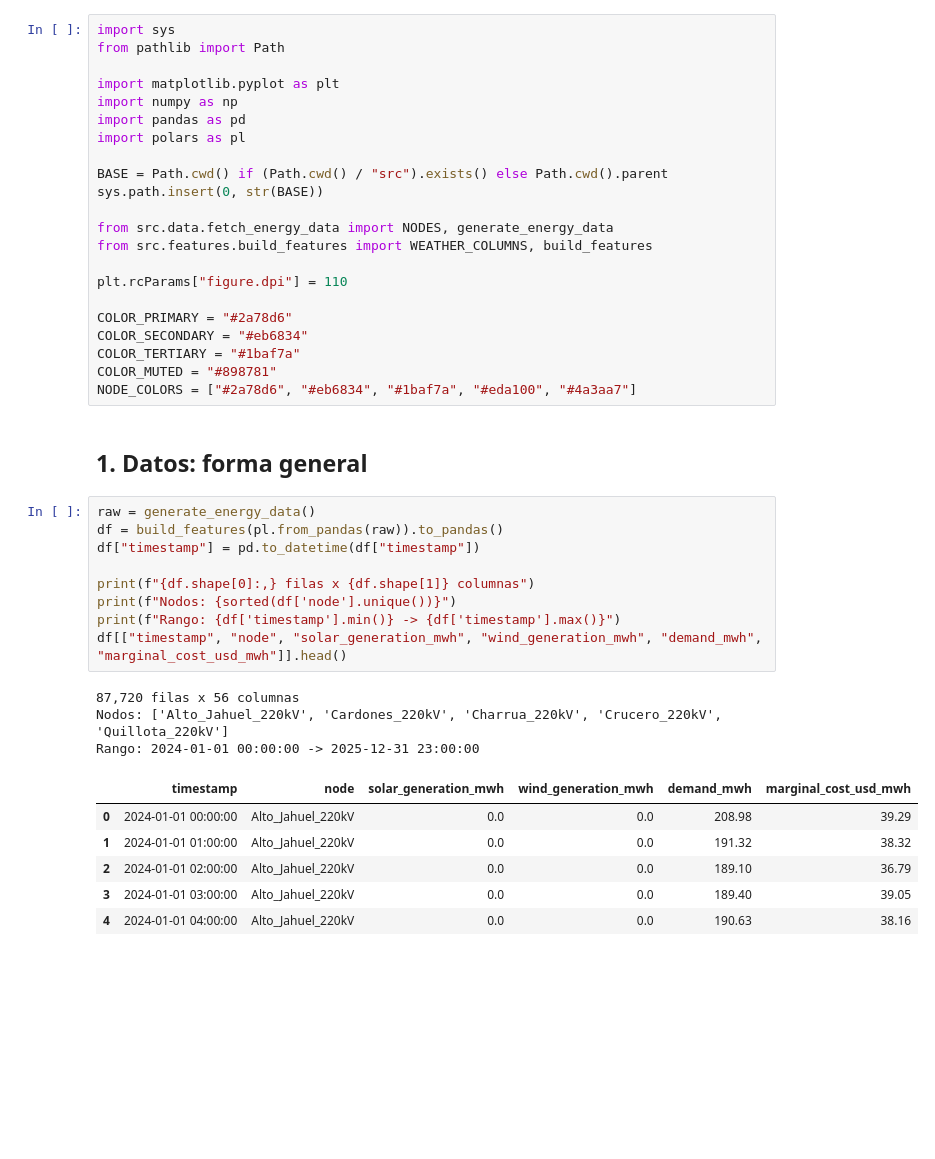
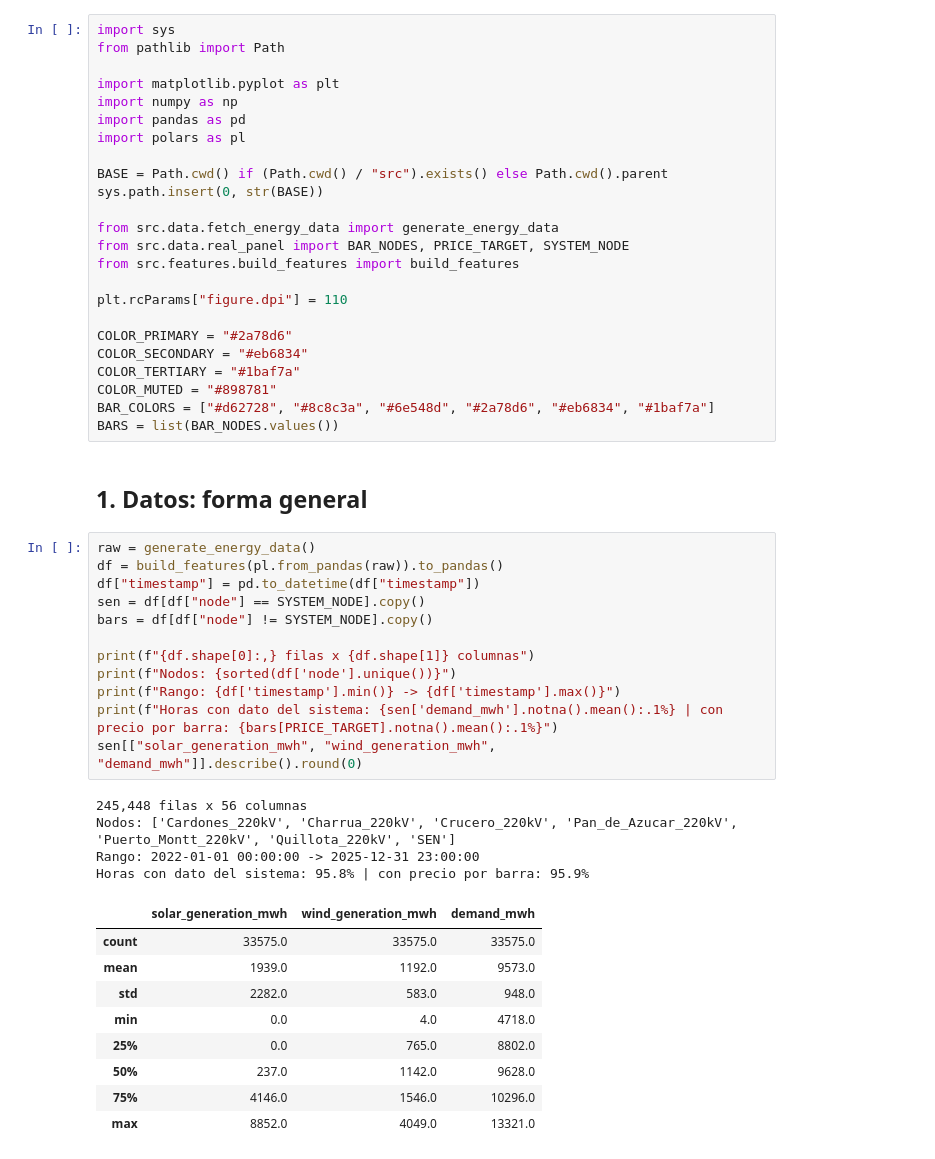
Before and after one commit to Rxyxs/chile-energy-grid-forecasting, a Jupyter notebook: notebooks/01_eda_seasonality_analysis.ipynb, the cells around one changed output. Cells and saved outputs as stored; diff of their text form; blank space fills up the shorter version.

```diff
--- a/notebooks/01_eda_seasonality_analysis.ipynb
+++ b/notebooks/01_eda_seasonality_analysis.ipynb
@@ -20,8 +21,9 @@ import polars as pl
 BASE = Path.cwd() if (Path.cwd() / "src").exists() else Path.cwd().parent
 sys.path.insert(0, str(BASE))
 
-from src.data.fetch_energy_data import NODES, generate_energy_data
-from src.features.build_features import WEATHER_COLUMNS, build_features
+from src.data.fetch_energy_data import generate_energy_data
+from src.data.real_panel import BAR_NODES, PRICE_TARGET, SYSTEM_NODE
+from src.features.build_features import build_features
 
 plt.rcParams["figure.dpi"] = 110
 
@@ -29,26 +31,34 @@ COLOR_PRIMARY = "#2a78d6"
 COLOR_SECONDARY = "#eb6834"
 COLOR_TERTIARY = "#1baf7a"
 COLOR_MUTED = "#898781"
-NODE_COLORS = ["#2a78d6", "#eb6834", "#1baf7a", "#eda100", "#4a3aa7"]
+BAR_COLORS = ["#d62728", "#8c8c3a", "#6e548d", "#2a78d6", "#eb6834", "#1baf7a"]
+BARS = list(BAR_NODES.values())
 # %% [markdown]
 ## 1. Datos: forma general
 # %%
 raw = generate_energy_data()
 df = build_features(pl.from_pandas(raw)).to_pandas()
 df["timestamp"] = pd.to_datetime(df["timestamp"])
+sen = df[df["node"] == SYSTEM_NODE].copy()
+bars = df[df["node"] != SYSTEM_NODE].copy()
 
 print(f"{df.shape[0]:,} filas x {df.shape[1]} columnas")
 print(f"Nodos: {sorted(df['node'].unique())}")
 print(f"Rango: {df['timestamp'].min()} -> {df['timestamp'].max()}")
-df[["timestamp", "node", "solar_generation_mwh", "wind_generation_mwh", "demand_mwh", "marginal_cost_usd_mwh"]].head()
+print(f"Horas con dato del sistema: {sen['demand_mwh'].notna().mean():.1%} | con precio por barra: {bars[PRICE_TARGET].notna().mean():.1%}")
+sen[["solar_generation_mwh", "wind_generation_mwh", "demand_mwh"]].describe().round(0)
 # %% [output]
-87,720 filas x 56 columnas
-Nodos: ['Alto_Jahuel_220kV', 'Cardones_220kV', 'Charrua_220kV', 'Crucero_220kV', 'Quillota_220kV']
-Rango: 2024-01-01 00:00:00 -> 2025-12-31 23:00:00
+245,448 filas x 56 columnas
+Nodos: ['Cardones_220kV', 'Charrua_220kV', 'Crucero_220kV', 'Pan_de_Azucar_220kV', 'Puerto_Montt_220kV', 'Quillota_220kV', 'SEN']
+Rango: 2022-01-01 00:00:00 -> 2025-12-31 23:00:00
+Horas con dato del sistema: 95.8% | con precio por barra: 95.9%
-|  | timestamp | node | solar_generation_mwh | wind_generation_mwh | demand_mwh | marginal_cost_usd_mwh |
-| 0 | 2024-01-01 00:00:00 | Alto_Jahuel_220kV | 0.0 | 0.0 | 208.98 | 39.29 |
-| 1 | 2024-01-01 01:00:00 | Alto_Jahuel_220kV | 0.0 | 0.0 | 191.32 | 38.32 |
-| 2 | 2024-01-01 02:00:00 | Alto_Jahuel_220kV | 0.0 | 0.0 | 189.10 | 36.79 |
-| 3 | 2024-01-01 03:00:00 | Alto_Jahuel_220kV | 0.0 | 0.0 | 189.40 | 39.05 |
-| 4 | 2024-01-01 04:00:00 | Alto_Jahuel_220kV | 0.0 | 0.0 | 190.63 | 38.16 |
+|  | solar_generation_mwh | wind_generation_mwh | demand_mwh |
+| count | 33575.0 | 33575.0 | 33575.0 |
+| mean | 1939.0 | 1192.0 | 9573.0 |
+| std | 2282.0 | 583.0 | 948.0 |
+| min | 0.0 | 4.0 | 4718.0 |
+| 25% | 0.0 | 765.0 | 8802.0 |
+| 50% | 237.0 | 1142.0 | 9628.0 |
+| 75% | 4146.0 | 1546.0 | 10296.0 |
+| max | 8852.0 | 4049.0 | 13321.0 |
 # %% [markdown]
```
Also changed, not shown: parts of 27 cells of this notebook, 41 other files.
